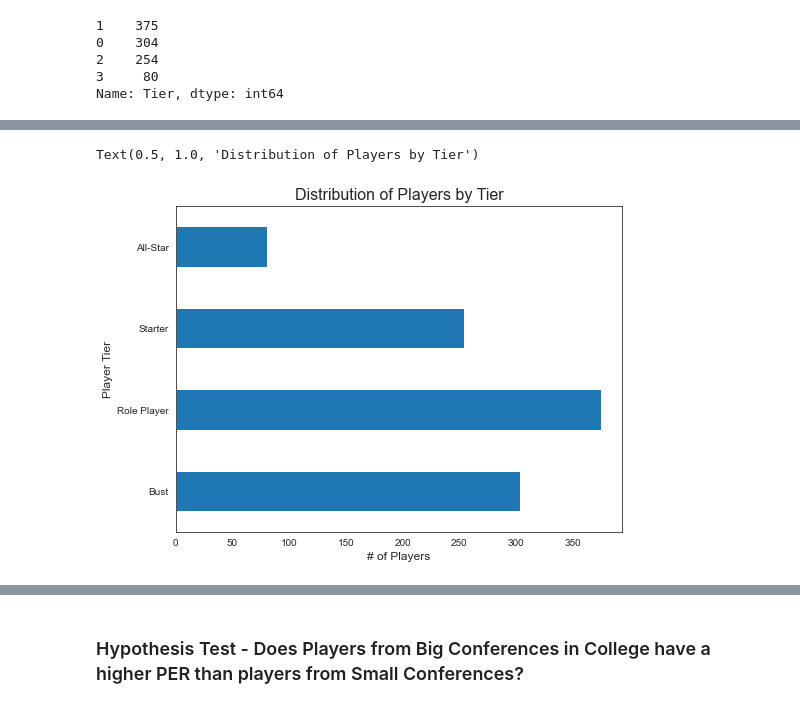
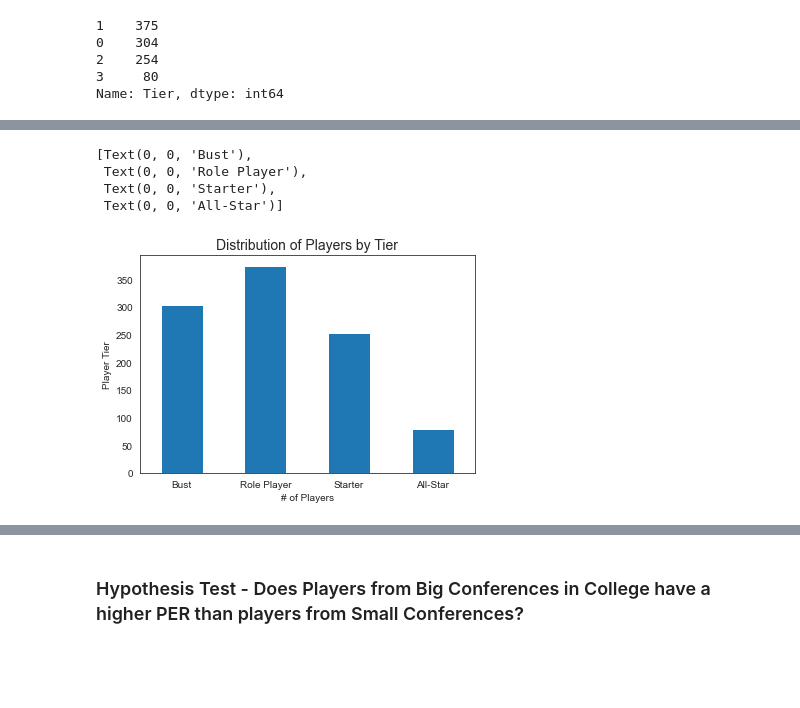
Before and after one commit to KenHoffman95/Mod-5-Capstone-Project, a Jupyter notebook: Data Cleaning, EDA and Modeling.ipynb, the cells around one changed output, grey strips where cells are left out. Cells and saved outputs as stored; diff of their text form; code cells hidden in the pictures; blank space fills up the shorter version.

```diff
--- a/Data Cleaning, EDA and Modeling.ipynb
+++ b/Data Cleaning, EDA and Modeling.ipynb
@@ -590,10 +590,14 @@ df.head()
 | 1190 | Grant Hill | 1,995.00 | 2,013.00 | FG | 19.00 | 79.92 | 224.87 | 1972-10-05 | 7.00 | ... |
 | 2125 | Paul Pierce | 1,999.00 | 2,017.00 | FG | 19.00 | 79.13 | 233.69 | 1977-10-13 | 10.00 | ... |
 # %%
-ax = df['Tier_Cat'].value_counts().reindex(["Bust", "Role Player", "Starter", "All-Star"]).plot(kind="barh", figsize=(8,6))
-ax.set_xlabel("# of Players", fontsize=12)
-ax.set_ylabel("Player Tier", fontsize=12)
-ax.set_title("Distribution of Players by Tier", fontsize=16)
+ax = df['Tier_Cat'].value_counts().reindex(["Bust","Role Player", "Starter", "All-Star"]).plot(kind="bar")
+ax.set_xlabel("# of Players", fontsize=10)
+ax.set_ylabel("Player Tier", fontsize=10)
+ax.set_title("Distribution of Players by Tier", fontsize=14)
+ax.set_xticklabels(["Bust", "Role Player", "Starter", "All-Star"], rotation=0)
 # %% [output]
-Text(0.5, 1.0, 'Distribution of Players by Tier')
+[Text(0, 0, 'Bust'),
+ Text(0, 0, 'Role Player'),
+ Text(0, 0, 'Starter'),
+ Text(0, 0, 'All-Star')]
-[figure, old version]
+[figure, new version]
```
Also changed, not shown: parts of 45 cells of this notebook.
